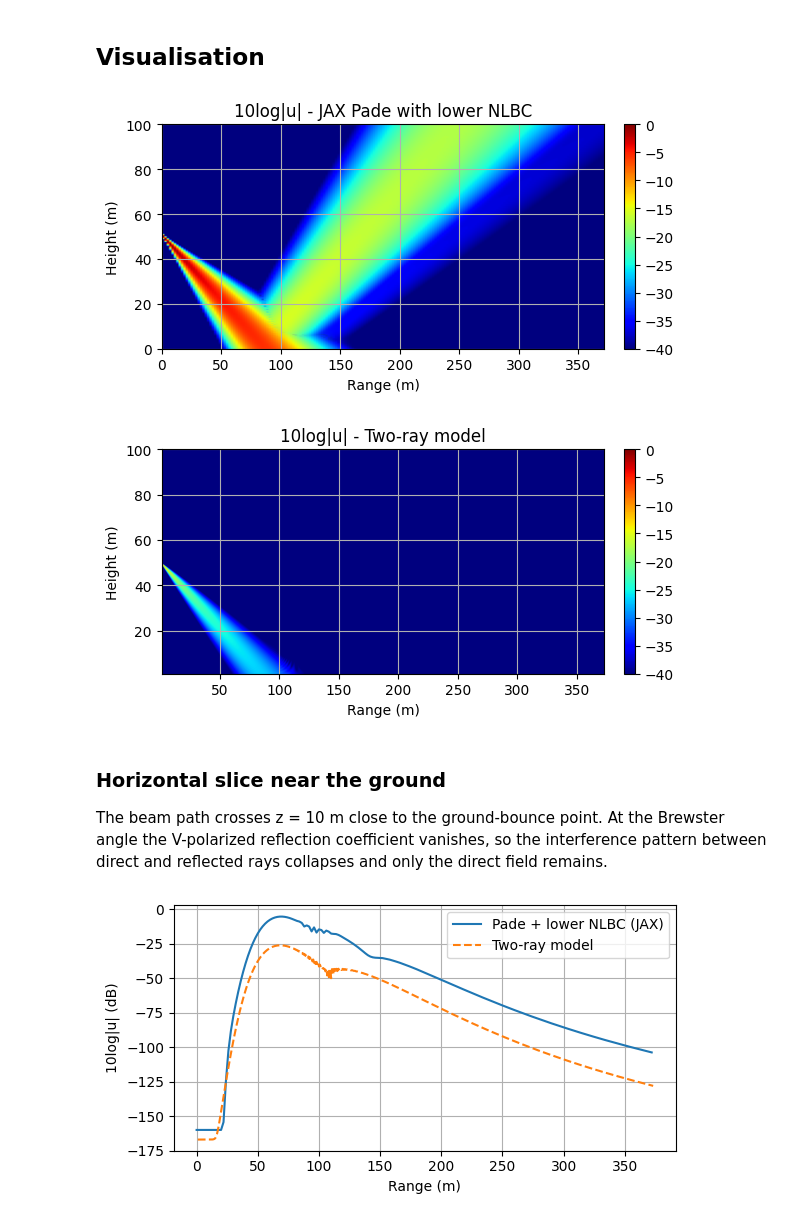
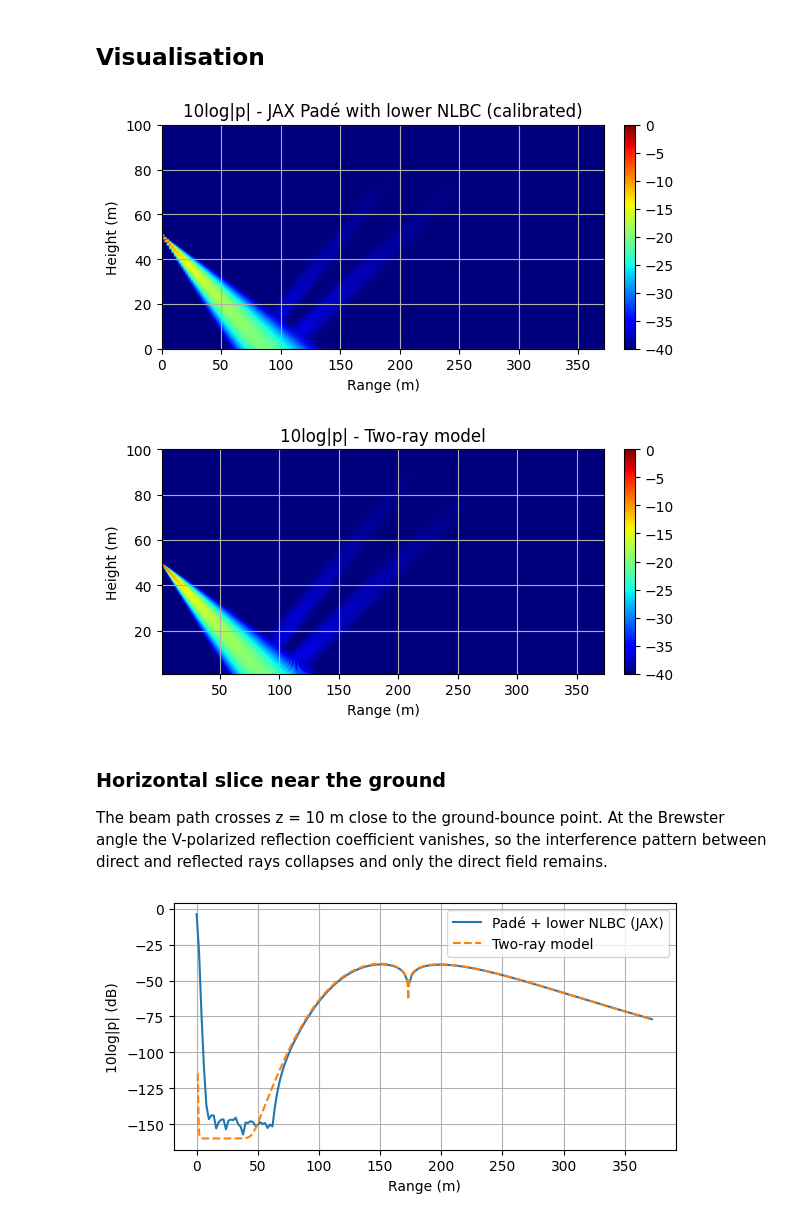
Before and after one commit to mikelytaev/wave-propagation, a Jupyter notebook: docs/source/notebooks/brewster_angle_jax.ipynb, the cells around one changed output. Drawn from its saved outputs; the diff is of its cells as text; code cells hidden in the pictures.

```diff
--- a/docs/source/notebooks/brewster_angle_jax.ipynb
+++ b/docs/source/notebooks/brewster_angle_jax.ipynb
@@ -118,32 +118,38 @@ trm_f = trm.calculate(trm_x, trm_z)
 # %%
 def plot_field_2d(x_grid, z_grid, data, title='', vmin=-40, vmax=0):
     extent = [x_grid[0], x_grid[-1], z_grid[0], z_grid[-1]]
     plt.figure(figsize=(6, 3.2))
     plt.imshow(data.T[::-1, :], extent=extent, norm=Normalize(vmin, vmax),
                aspect='auto', cmap='jet')
     plt.colorbar(fraction=0.046, pad=0.04)
     plt.title(title)
     plt.xlabel('Range (m)')
     plt.ylabel('Height (m)')
     plt.tight_layout()
     plt.grid(True)
     plt.show()
 
 jax_x = np.asarray(field_jax.x_grid)
 jax_z = np.asarray(field_jax.z_grid)
 jax_n_x = min(field_jax.field.shape[0], jax_x.shape[0])
 jax_n_z = min(field_jax.field.shape[1], jax_z.shape[0])
-jax_data = 10 * np.log10(np.abs(np.asarray(field_jax.field[:jax_n_x, :jax_n_z])) + 1e-16)
+
+# PE reduced field → physical field: p(x,z) = u(x,z) · √(2π / (k₀ x))
+k0 = 2 * np.pi * freq_hz / 3e8
+jax_phys = np.asarray(field_jax.field[:jax_n_x, :jax_n_z]) * np.sqrt(
+    2 * np.pi / (k0 * np.maximum(jax_x[:jax_n_x], 1.0))
+)[:, np.newaxis]
+jax_data = 10 * np.log10(np.abs(jax_phys) + 1e-16)
 
 plot_field_2d(jax_x[:jax_n_x], jax_z[:jax_n_z], jax_data,
-              title='10log|u| - JAX Pade with lower NLBC')
+              title='10log|p| - JAX Padé with lower NLBC (calibrated)')
 # %% [output]
-[figure, old version]
+[figure, new version]
 # %%
-trm_data = 10 * np.log10(np.abs(trm_f) + 1e-16) - 7  # match legacy normalization
-plot_field_2d(trm_x, trm_z, trm_data, title='10log|u| - Two-ray model')
+trm_data = 10 * np.log10(np.abs(trm_f) + 1e-16)
+plot_field_2d(trm_x, trm_z, trm_data, title='10log|p| - Two-ray model')
 # %% [output]
-[figure, old version]
+[figure, new version]
 # %% [markdown]
 ### Horizontal slice near the ground
 
@@ -152,22 +158,23 @@ At the Brewster angle the V-polarized reflection coefficient vanishes,
 so the interference pattern between direct and reflected rays
 collapses and only the direct field remains.
 # %%
-z0 = 10  # near-ground slice where the direct beam passes
+z0 = 50  # near-ground slice where the direct beam passes
 
 z_idx_jax = int(np.argmin(np.abs(jax_z[:jax_n_z] - z0)))
-jax_slice = 10 * np.log10(np.abs(np.asarray(field_jax.field[:jax_n_x, z_idx_jax])) + 1e-16)
+# Use calibrated physical field
+jax_slice = 10 * np.log10(np.abs(jax_phys[:, z_idx_jax]) + 1e-16)
 
 z_idx_trm = int(np.argmin(np.abs(trm_z - z0)))
-trm_slice = 10 * np.log10(np.abs(trm_f[:, z_idx_trm]) + 1e-16) - 7
+trm_slice = 10 * np.log10(np.abs(trm_f[:, z_idx_trm]) + 1e-16)
 
 plt.figure(figsize=(6, 3.2))
-plt.plot(jax_x[:jax_n_x], jax_slice, label='Pade + lower NLBC (JAX)')
+plt.plot(jax_x[:jax_n_x], jax_slice, label='Padé + lower NLBC (JAX)')
 plt.plot(trm_x, trm_slice, '--', label='Two-ray model')
 plt.xlabel('Range (m)')
-plt.ylabel('10log|u| (dB)')
+plt.ylabel('10log|p| (dB)')
 plt.legend()
 plt.grid(True)
 plt.tight_layout()
 plt.show()
 # %% [output]
-[figure, old version]
+[figure, new version]
```
Also changed, not shown: 2 other files.
